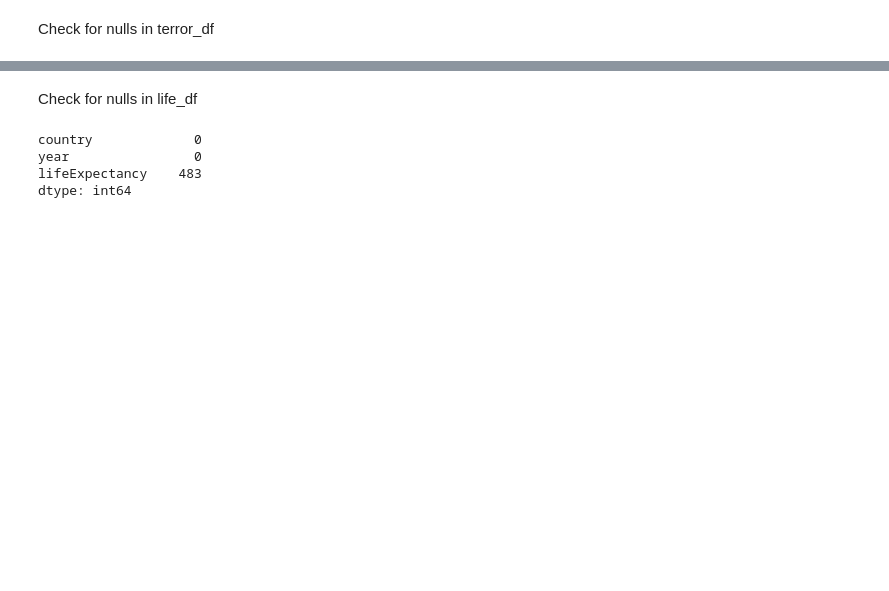
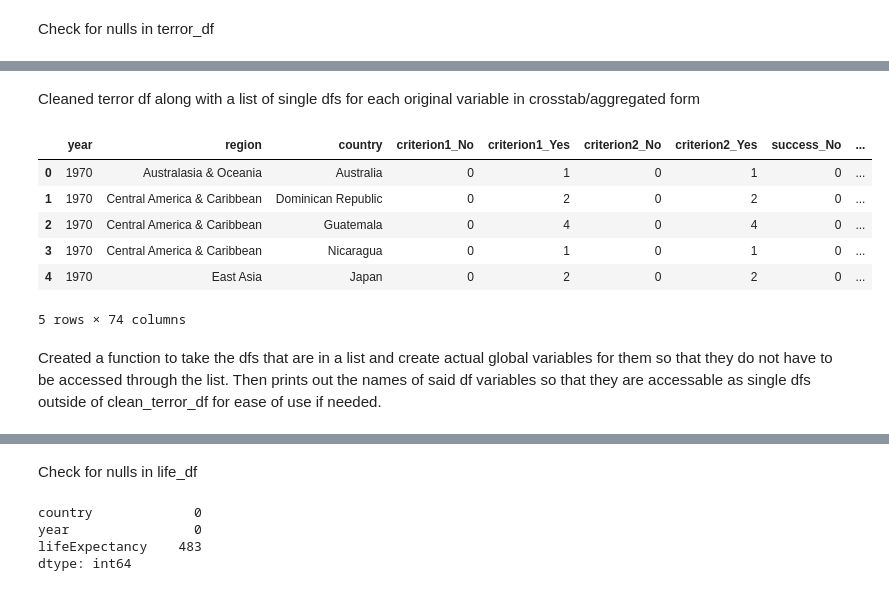
Before and after one commit to bdog18/TOOL1_FINAL_PROJECT, a Jupyter notebook: final.ipynb, the cells around one changed output, grey strips where cells are left out. Drawn from its saved outputs; the diff is of its cells as text; code cells hidden in the pictures; blank space fills up the shorter version.

```diff
--- a/final.ipynb
+++ b/final.ipynb
@@ -253,0 +194,3 @@ dtype: int64
+# %%
+terror_df = terror_df.fillna(-9)
+terror_df.isna().sum()
@@ -253,0 +263,8 @@ dtype: int64
+# %%
+short_weapon_type_values = {
+    'Fake Weapons': 'Fake',
+    'Sabotage Equipment': 'Sabotage',
+    'Vehicle (not to include vehicle-borne explosives, i.e., car or truck bombs)': "Vehicle"
+    }
+
+terror_df['weaponType1'] = terror_df['weaponType1'].replace(short_weapon_type_values)
@@ -253,0 +331,28 @@ dtype: int64
+# %%
+ransom_amount_df = terror_df[['year', 'region', 'country', 'ransomAmount']].copy()
+
+#turn -9 NaN value back into NaN for the sake of aggregating
+ransom_amount_df = ransom_amount_df.replace(-9, np.nan)
+ransom_amount_df = ransom_amount_df.dropna()
+
+continuous_terror_df = ransom_amount_df.groupby(['year', 'region', 'country']).agg(
+    ransomAmount_Sum=('ransomAmount', 'sum'),  # Count distinct attackType1
+    ransomAmount_Mean=('ransomAmount', 'mean')    # Sum of propertyDamage
+).reset_index()
+# %% [markdown]
+Cleaned terror df along with a list of single dfs for each original variable in crosstab/aggregated form
+# %%
+clean_terror_df = pd.concat([categorical_terror_df, continuous_terror_df], axis=1)
+clean_terror_df = clean_terror_df.loc[:,~clean_terror_df.columns.duplicated()]
+
+clean_terror_df.head()
+# %% [output]
+|  | year | region | country | criterion1_No | criterion1_Yes | criterion2_No | criterion2_Yes | success_No | ... |
+| 0 | 1970 | Australasia & Oceania | Australia | 0 | 1 | 0 | 1 | 0 | ... |
+| 1 | 1970 | Central America & Caribbean | Dominican Republic | 0 | 2 | 0 | 2 | 0 | ... |
+| 2 | 1970 | Central America & Caribbean | Guatemala | 0 | 4 | 0 | 4 | 0 | ... |
+| 3 | 1970 | Central America & Caribbean | Nicaragua | 0 | 1 | 0 | 1 | 0 | ... |
+| 4 | 1970 | East Asia | Japan | 0 | 2 | 0 | 2 | 0 | ... |
+5 rows × 74 columns
+# %% [markdown]
+Created a function to take the dfs that are in a list and create actual global variables for them so that they do not have to be accessed through the list. Then prints out the names of said df variables so that they are accessable as single dfs outside of clean_terror_df for ease of use if needed.
```
Also changed, not shown: parts of 37 cells of this notebook.
